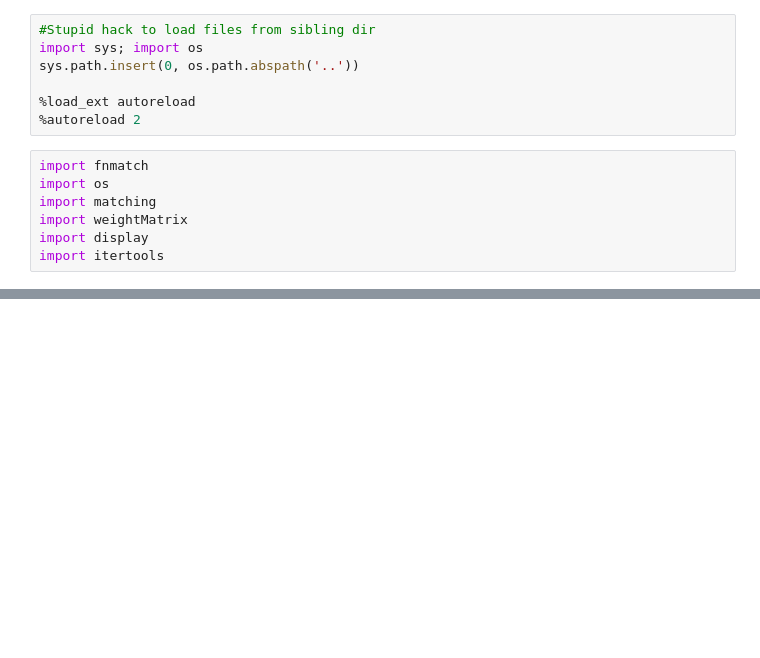
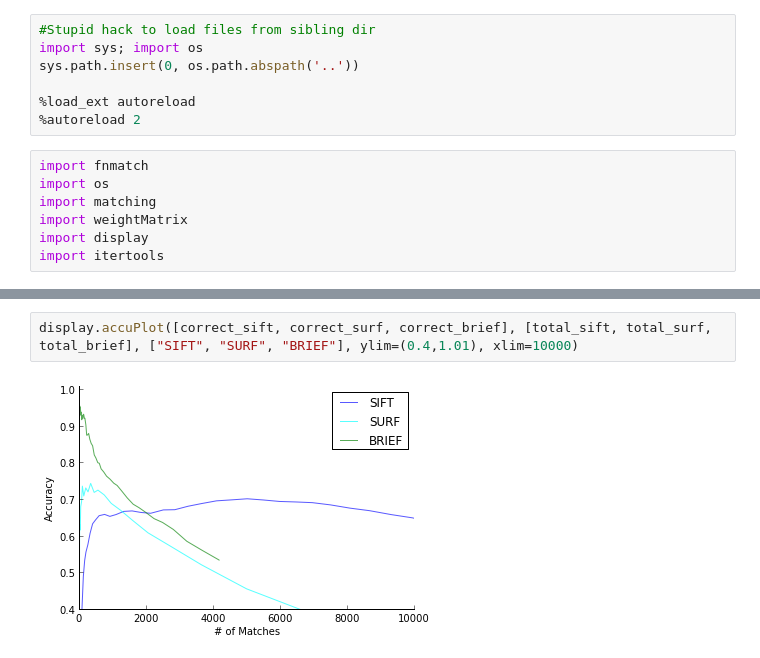
Before and after one commit to arnfred/Mirror-Match, a Jupyter notebook: code/cluster-match/Test Descriptors.ipynb, the cells around one changed output, grey strips where cells are left out. Saved outputs shown, nothing was run; the diff lists cells and outputs as text; blank space fills up the shorter version.

```diff
--- a/code/cluster-match/Test Descriptors.ipynb
+++ b/code/cluster-match/Test Descriptors.ipynb
@@ -37,0 +40,4 @@ display.accuPlot([correct_us, correct_ms, correct_cs, correct_is], [total_us, to
+# %%
+display.accuPlot([correct_sift, correct_surf, correct_brief], [total_sift, total_surf, total_brief], ["SIFT", "SURF", "BRIEF"], ylim=(0.4,1.01), xlim=10000)
+# %% [output]
+[figure, added]
```
Also changed, not shown: parts of 8 cells of this notebook, 2 other files.
